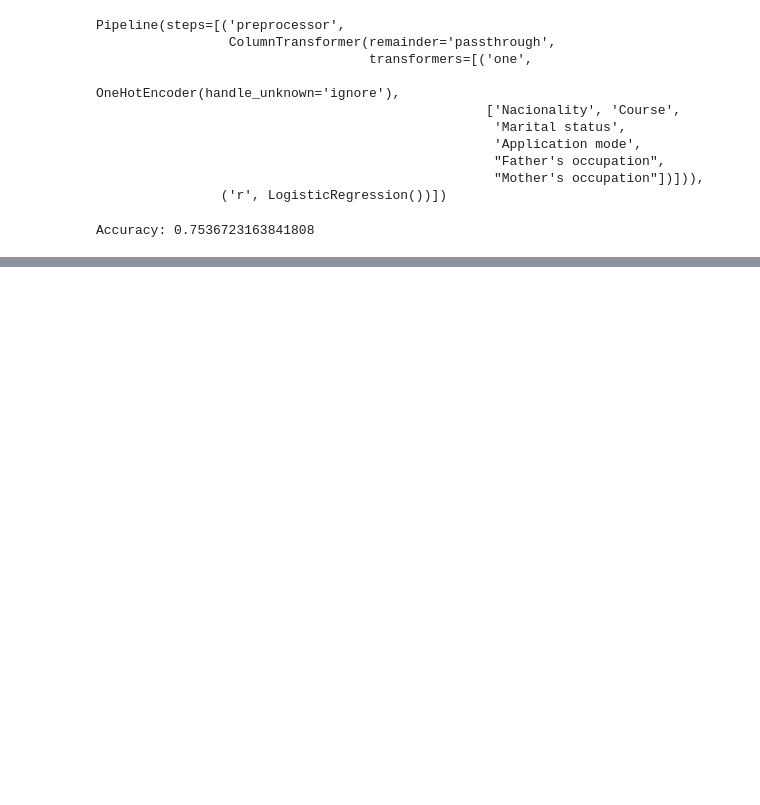
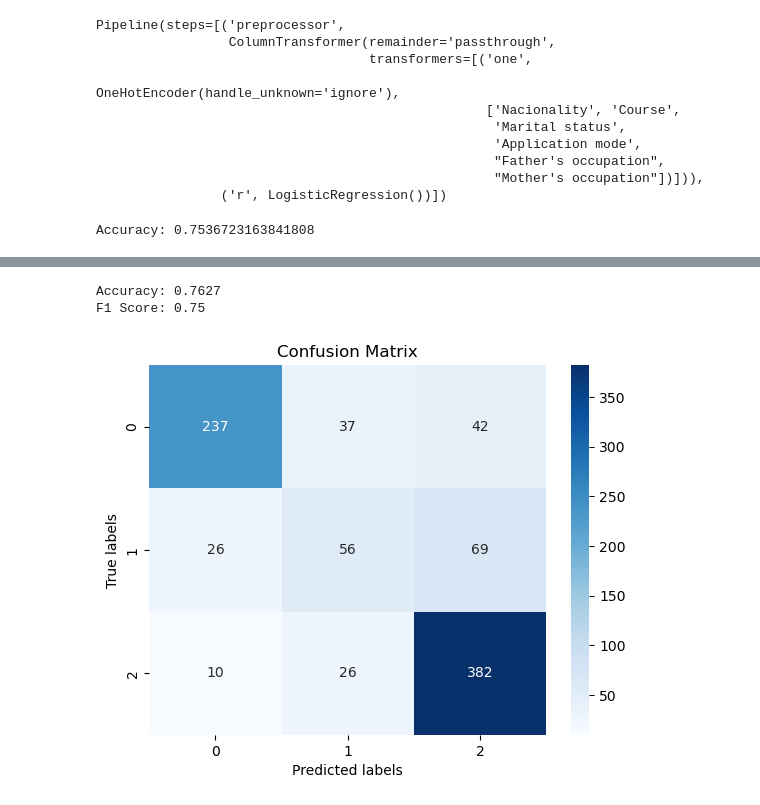
Before and after one commit to FishInAZ/MATH-189-Group-41, a Jupyter notebook: Model_Building.ipynb, the cells around one changed output, grey strips where cells are left out. Saved outputs shown, nothing was run; the diff lists cells and outputs as text; code cells hidden in the pictures; blank space fills up the shorter version.

```diff
--- a/Model_Building.ipynb
+++ b/Model_Building.ipynb
@@ -216,0 +325,28 @@ Accuracy: 0.7536723163841808
+# %%
+from sklearn.preprocessing import StandardScaler
+from sklearn.svm import SVC
+from sklearn.metrics import classification_report, accuracy_score
+from sklearn.pipeline import make_pipeline
+
+# Creating a SVM classifier using the RBF kernel
+param_grid = {
+    'svm__C': [0.1, 1, 10],
+    'svm__gamma': [0.001, 0.01, 0.1, 1],
+    'svm__kernel': ['rbf', 'linear', 'poly']
+}
+# Create a pipeline that scales the data then applies SVM
+pipeline = Pipeline([
+    ('scaler', StandardScaler()),
+    ('svm', SVC())
+])
+
+# Create the GridSearchCV object
+grid_search = GridSearchCV(pipeline, param_grid, cv=5, scoring='accuracy')
+grid_search.fit(X_train, y_train)
+print("Best parameters:", grid_search.best_params_)
+print("Best cross-validation score: {:.2f}".format(grid_search.best_score_))
+
+# Predict with the best found parameters
+y_pred = grid_search.predict(X_test)
+print("Classification report for best parameters:")
+print(classification_report(y_test, y_pred))
@@ -216,0 +366,24 @@ Accuracy: 0.7536723163841808
+# %%
+best_params = grid_search.best_params_
+adjusted_best_params = {key.replace('svm__', ''): value for key, value in best_params.items()}
+
+# Create a new XGBClassifier instance with the best parameters
+best_svm_clf = SVC(decision_function_shape='ovo',**adjusted_best_params)
+# Train the classifier on the entire training set
+best_svm_clf.fit(X_train, y_train)
+print(f'Accuracy: {accuracy:.4f}')
+
+f1 = f1_score(y_test, predictions, average='weighted')  # 'weighted' accounts for label imbalance.
+print(f'F1 Score: {f1:.2f}')
+# %% [output]
+Accuracy: 0.7627
+F1 Score: 0.75
+# %%
+cm = confusion_matrix(y_test, y_pred)
+sns.heatmap(cm, annot=True, fmt='d', cmap='Blues')
+plt.xlabel('Predicted labels')
+plt.ylabel('True labels')
+plt.title('Confusion Matrix')
+plt.show()
+# %% [output]
+[figure, added]
```
Also changed, not shown: parts of 11 cells of this notebook.
